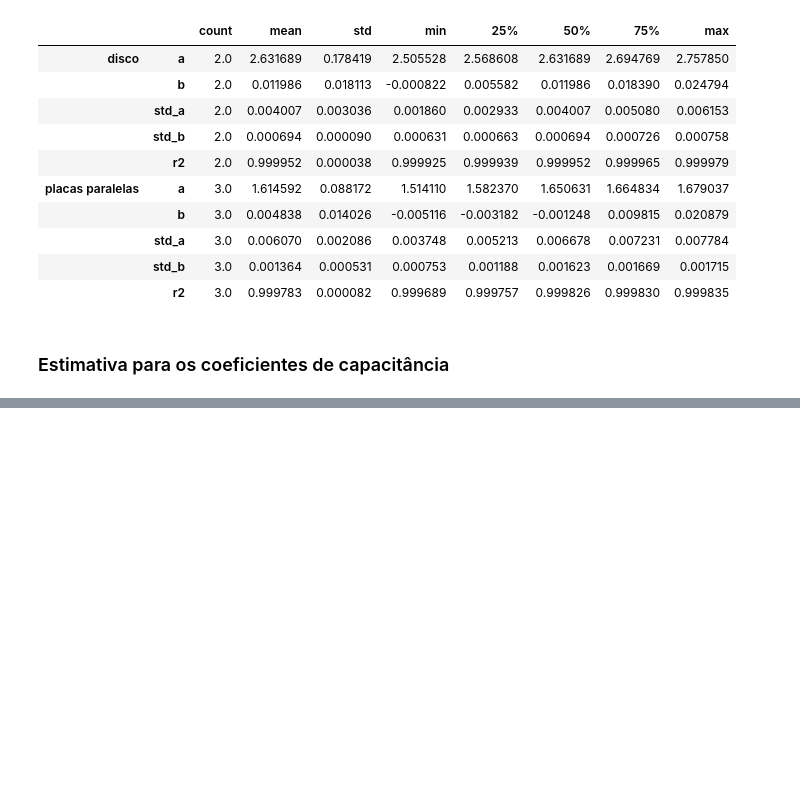
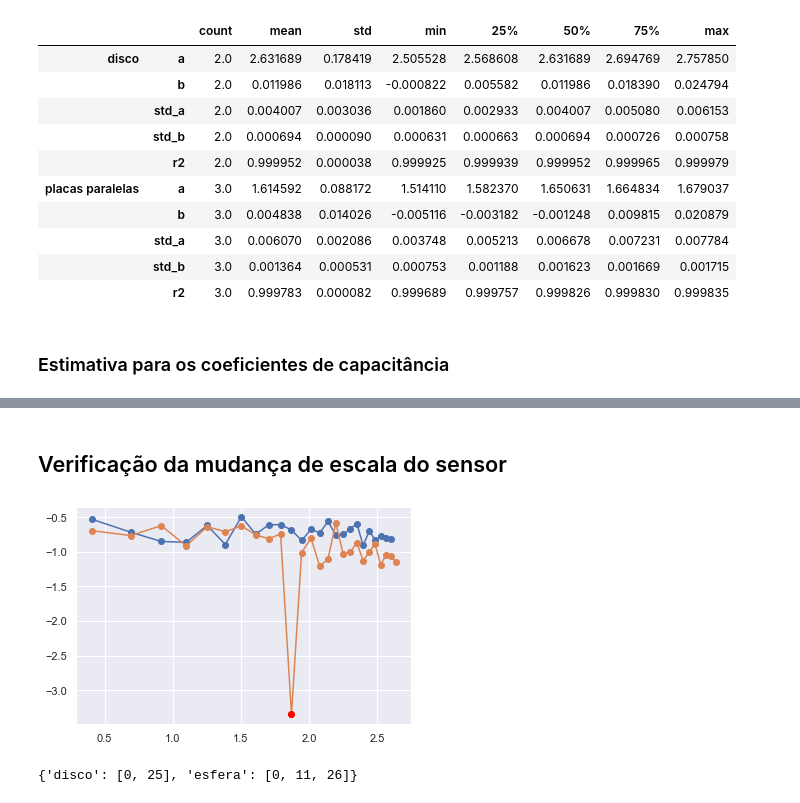
Before and after one commit to JairoSSantos/experimentos, a Jupyter notebook: campo elétrico/análise.ipynb, the cells around one changed output, grey strips where cells are left out. Drawn from its saved outputs; the diff is of its cells as text; code cells hidden in the pictures; blank space fills up the shorter version.

```diff
--- a/campo elétrico/análise.ipynb
+++ b/campo elétrico/análise.ipynb
@@ -169,13 +167,13 @@ onde $\overline{a_{R^2}}$ é a média dos valores de $a_i$ ponderada pelos respe
 # %%
-ang_coefs = []
+ang_coefs = {}
 for nome in ('disco', 'placas paralelas'):
     tipo = resultados[nome].dropna()
     a = np.average(tipo.a, weights=tipo.r2)
     da = tipo.a.std()
-    ang_coefs.append((a, da))
+    ang_coefs[nome] = (a, da)
     display(Math(r'{}: {} \pm {}'.format(
         nome.replace(' ', '\,'),
-        np.round(a, 3),
-        np.round(da, 3)
+        a,
+        da
     )))
 # %% [output]
@@ -183,0 +192,24 @@ $\displaystyle placas\,paralelas: 1.615 \pm 0.088$
+# %%
+z_dados = dados.loc[dados.v == 'z'].groupby('tipo')
+# %% [markdown]
+## Verificação da mudança de escala do sensor
+# %%
+split_slices = {}
+for tipo, group in z_dados:
+    x, y = np.log(group.z), np.log(group.E)
+    dydx = y.diff()/x.diff()
+    loc = (dydx - dydx.mean()).abs() > 1
+
+    t = np.arange(len(group))
+    split_slices[tipo] = [0] + list(t[loc]) + [t[-1]]
+
+    plt.plot(x, dydx, 'o-')
+    plt.plot(x.loc[loc], dydx.loc[loc], 'o', c='red')
+
+plt.show()
+# %% [output]
+[figure, added]
+# %%
+split_slices
+# %% [output]
+{'disco': [0, 25], 'esfera': [0, 11, 26]}
```
Also changed, not shown: parts of 13 cells of this notebook.
